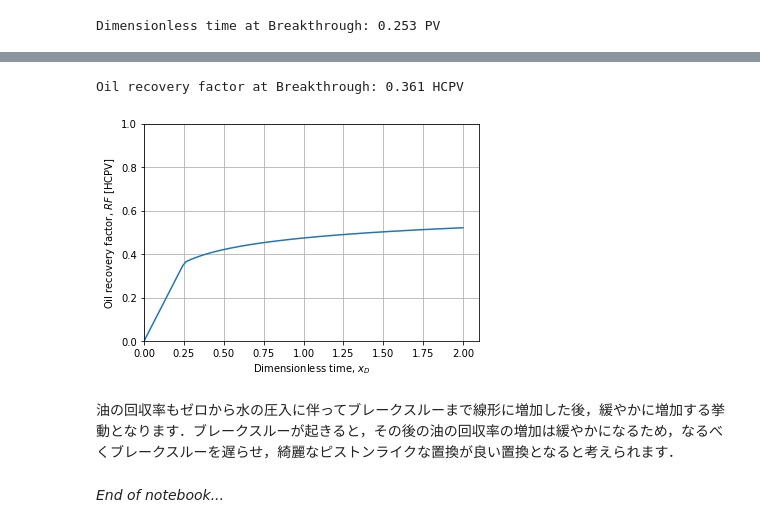
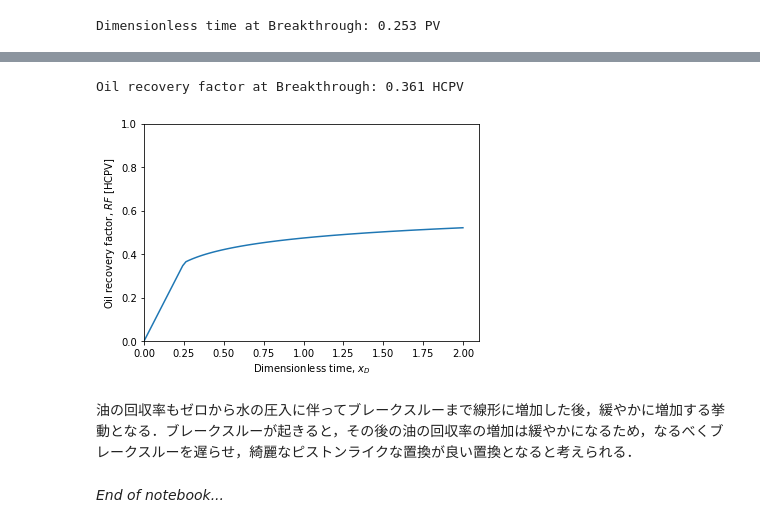
Before and after one commit to mayuneko-re/notebook, a Jupyter notebook: colab/Buckley_Leverett_Basic.ipynb, the cells around one changed output, grey strips where cells are left out. Drawn from its saved outputs; the diff is of its cells as text; code cells hidden in the pictures.

```diff
--- a/colab/Buckley_Leverett_Basic.ipynb
+++ b/colab/Buckley_Leverett_Basic.ipynb
@@ -341,22 +326,20 @@ $$
 # %%
 RF = N / (1 - Swc)
 
 RF_BT = N_BT / (1 - Swc)
 print('Oil recovery factor at Breakthrough: {0:.3f} HCPV'.format(RF_BT))
 
 # Plot
 plt.plot(tD, RF)
-# plt.legend()
 plt.xlabel('Dimensionless time, $x_D$')
 plt.ylabel('Oil recovery factor, $RF$ [HCPV]')
 plt.xlim(0,)
 plt.ylim(0, 1)
-plt.grid()
 plt.show()
 # %% [output]
 Oil recovery factor at Breakthrough: 0.361 HCPV
-[figure, old version]
+[figure, new version]
 # %% [markdown]
-油の回収率もゼロから水の圧入に伴ってブレークスルーまで線形に増加した後，緩やかに増加する挙動となります．ブレークスルーが起きると，その後の油の回収率の増加は緩やかになるため，なるべくブレークスルーを遅らせ，綺麗なピストンライクな置換が良い置換となると考えられます．
+油の回収率もゼロから水の圧入に伴ってブレークスルーまで線形に増加した後，緩やかに増加する挙動となる．ブレークスルーが起きると，その後の油の回収率の増加は緩やかになるため，なるべくブレークスルーを遅らせ，綺麗なピストンライクな置換が良い置換となると考えられる．
 # %% [markdown]
 *End of notebook...*
```
Also changed, not shown: parts of 27 cells of this notebook.
